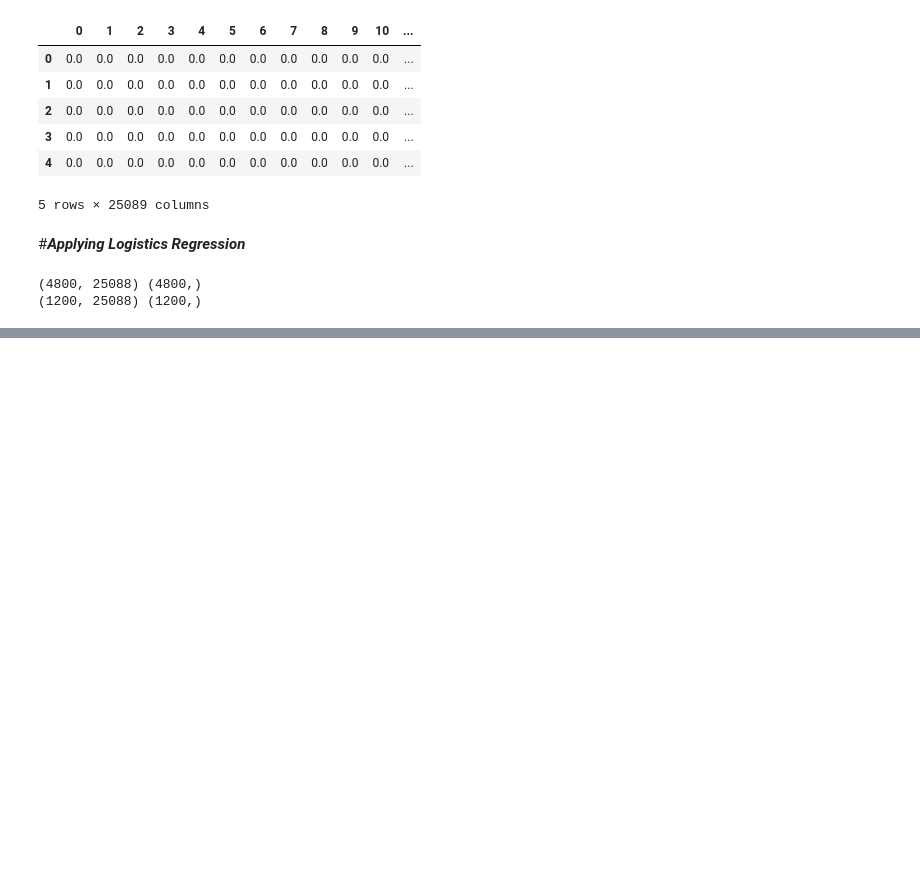
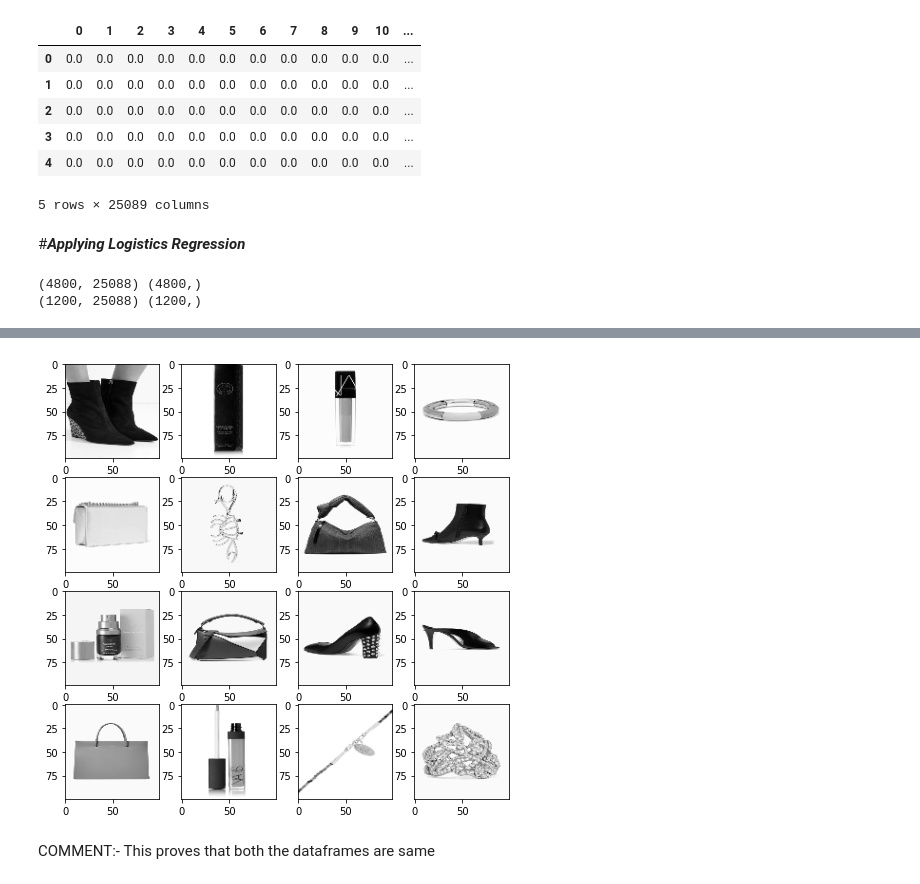
Before and after one commit to pankajrana1111/Image-Classification, a Jupyter notebook: Capstone_Project.ipynb, the cells around one changed output, grey strips where cells are left out. Drawn from its saved outputs; the diff is of its cells as text; code cells hidden in the pictures; blank space fills up the shorter version.

```diff
--- a/Capstone_Project.ipynb
+++ b/Capstone_Project.ipynb
@@ -216,0 +341,18 @@ plt.imshow(image_array[100].reshape(100,100),cmap="gray")
+# %%
+##displaying sample image to confirm the order of arrangement of elements
+##first element should be same as that of first image in train so as to match the right label
+def show_imgs(X):
+    plt.figure(figsize=(8, 8))
+    k = 0
+    for i in range(0,4):
+        for j in range(0,4):
+            plt.subplot2grid((4,4),(i,j))
+            plt.imshow(X[k].reshape(100,100),cmap="gray")
+            k = k+1
+    plt.show()
+# %%
+show_imgs(image_array)
+# %% [output]
+[figure, added]
+# %% [markdown]
+COMMENT:- This proves that both the dataframes are same
```
Also changed, not shown: parts of 29 cells of this notebook.
